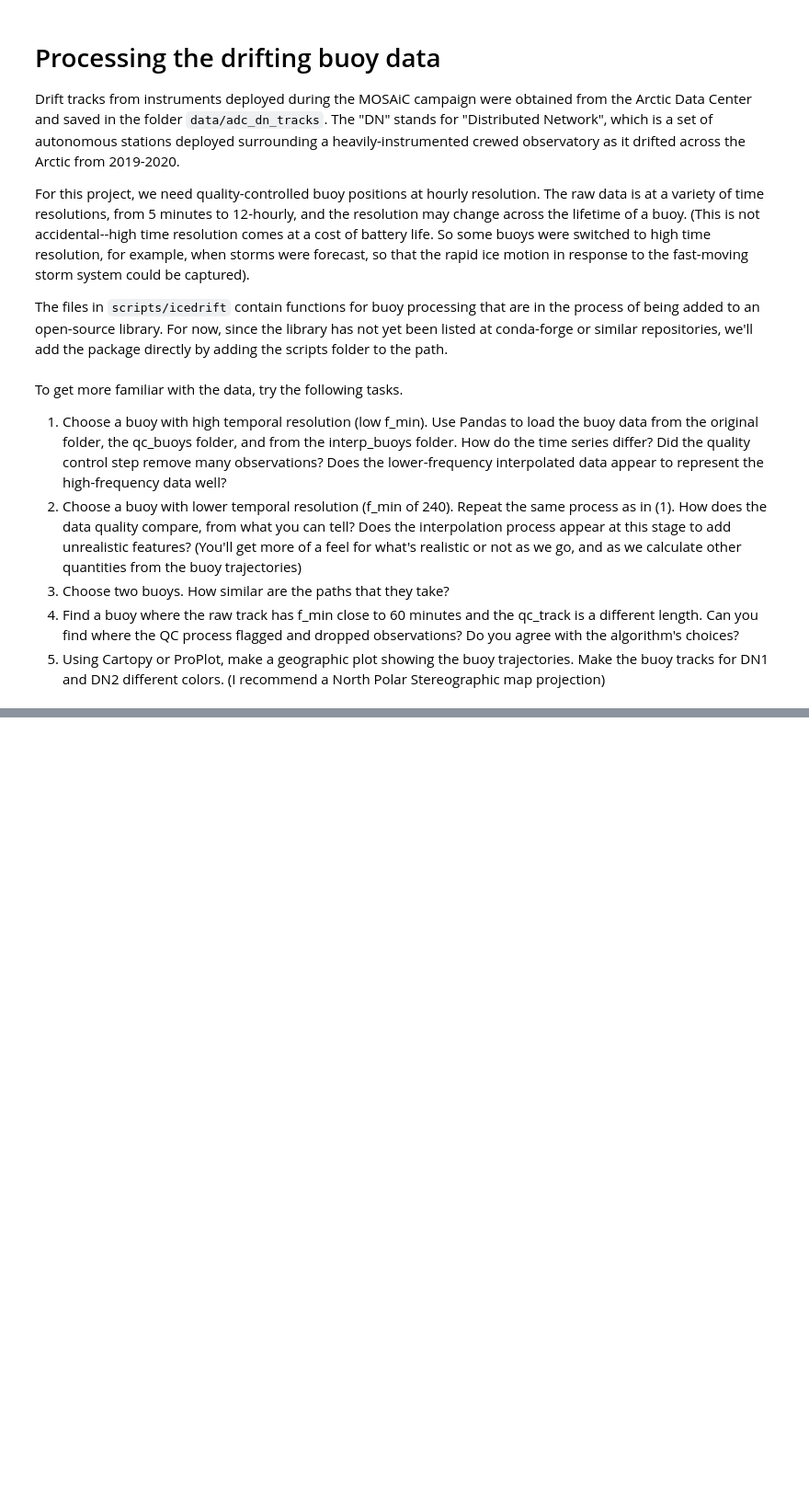
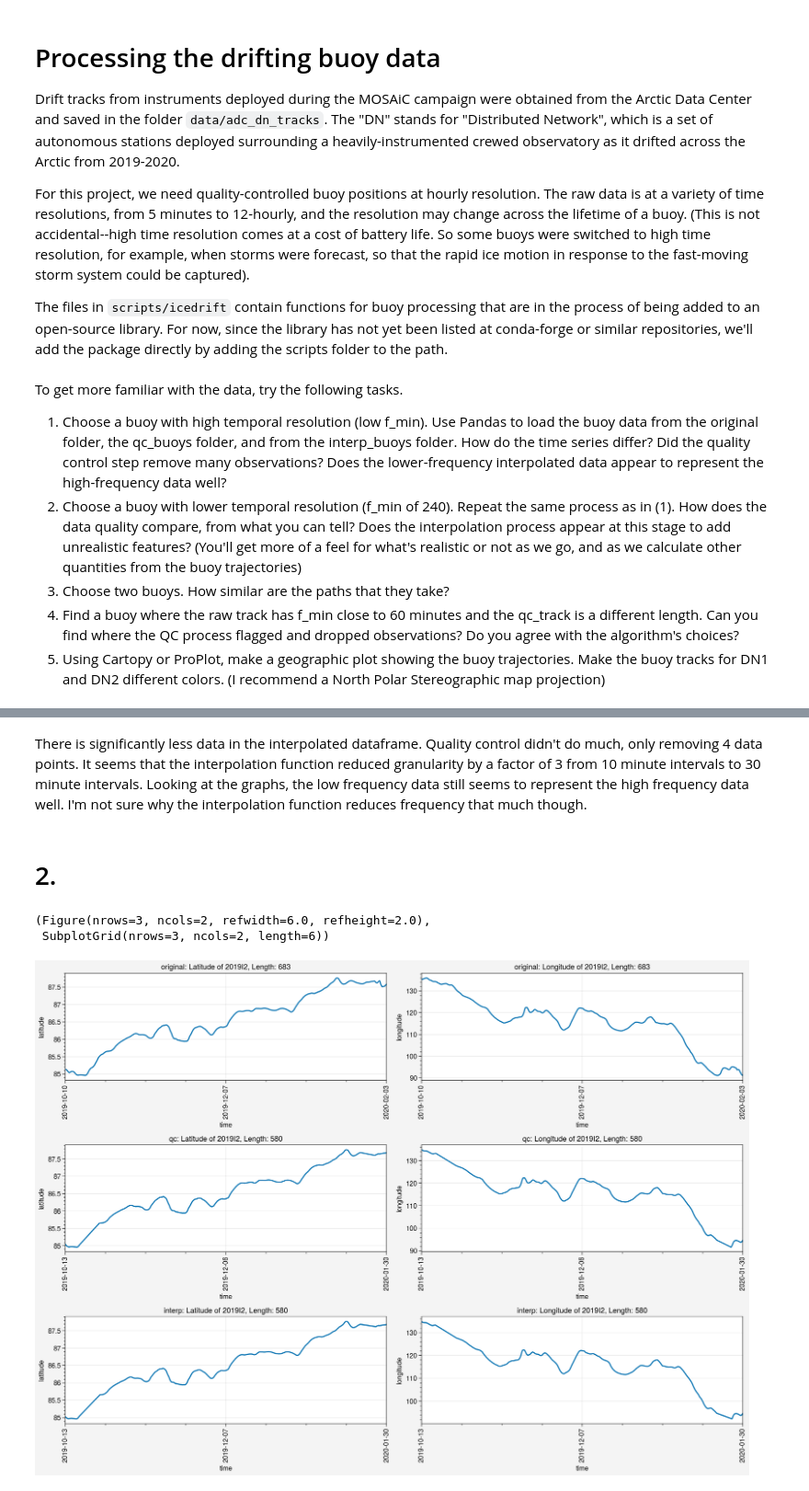
Before and after one commit to awang343/uncertainty-quantification-sea-ice, a Jupyter notebook: notebooks/Buoy Processing.ipynb, the cells around one changed output, grey strips where cells are left out. Shown at 92% size. Drawn from its saved outputs; the diff is of its cells as text; code cells hidden in the pictures; blank space fills up the shorter version.

```diff
--- a/notebooks/Buoy Processing.ipynb
+++ b/notebooks/Buoy Processing.ipynb
@@ -24,0 +97,11 @@ To get more familiar with the data, try the following tasks.
+# %% [markdown]
+There is significantly less data in the interpolated dataframe. Quality control didn't do much, only removing 4 data points. It seems that the interpolation function reduced granularity by a factor of 3 from 10 minute intervals to 30 minute intervals. Looking at the graphs, the low frequency data still seems to represent the high frequency data well. I'm not sure why the interpolation function reduces frequency that much though.
+# %% [markdown]
+# 2.
+# %%
+# print(freq_lookup[freq_lookup.freq == '240min'])
+graph_data("2019I2")
+# %% [output]
+(Figure(nrows=3, ncols=2, refwidth=6.0, refheight=2.0),
+ SubplotGrid(nrows=3, ncols=2, length=6))
+[figure, added]
```
Also changed, not shown: parts of 19 cells of this notebook, 1 other file.
